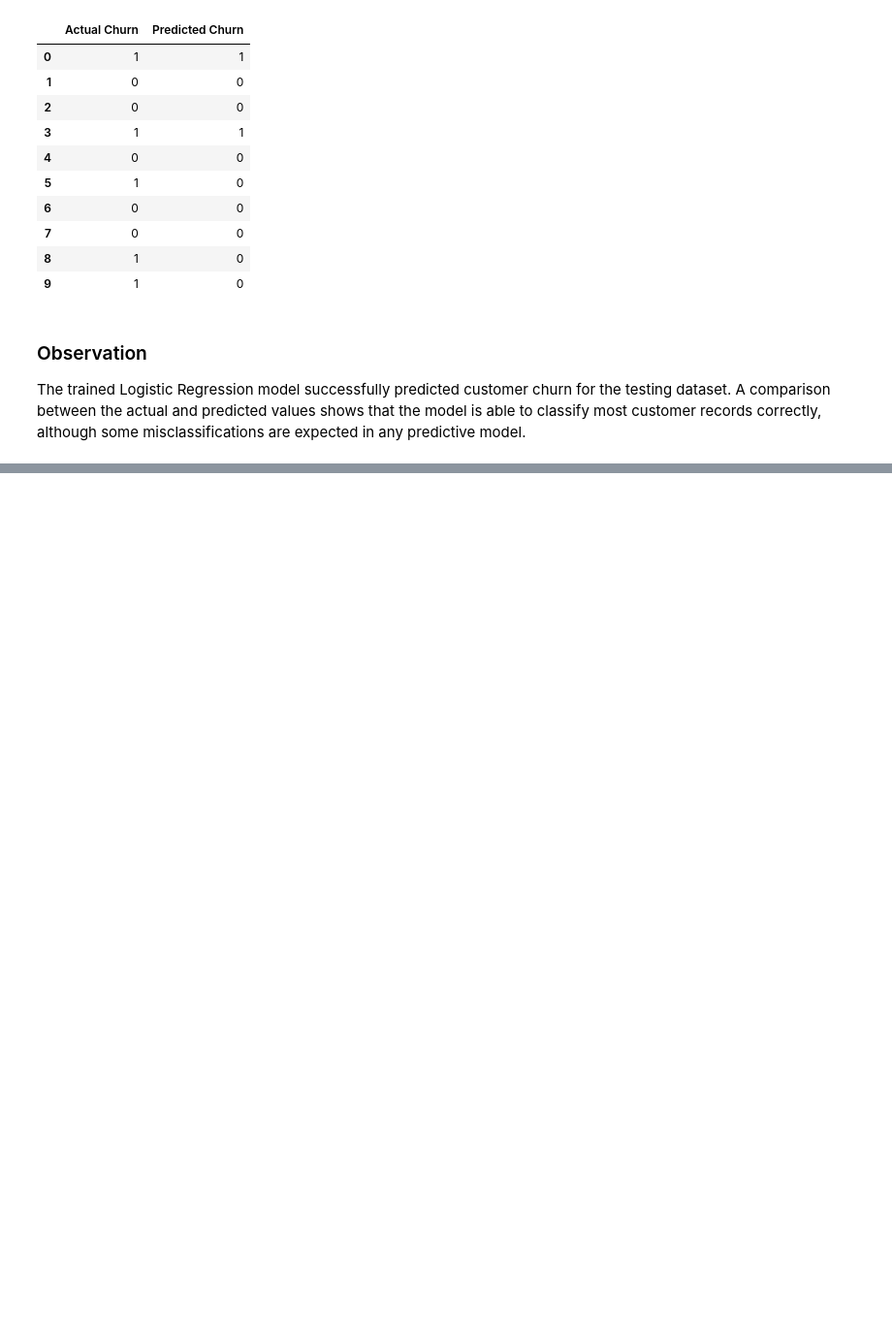
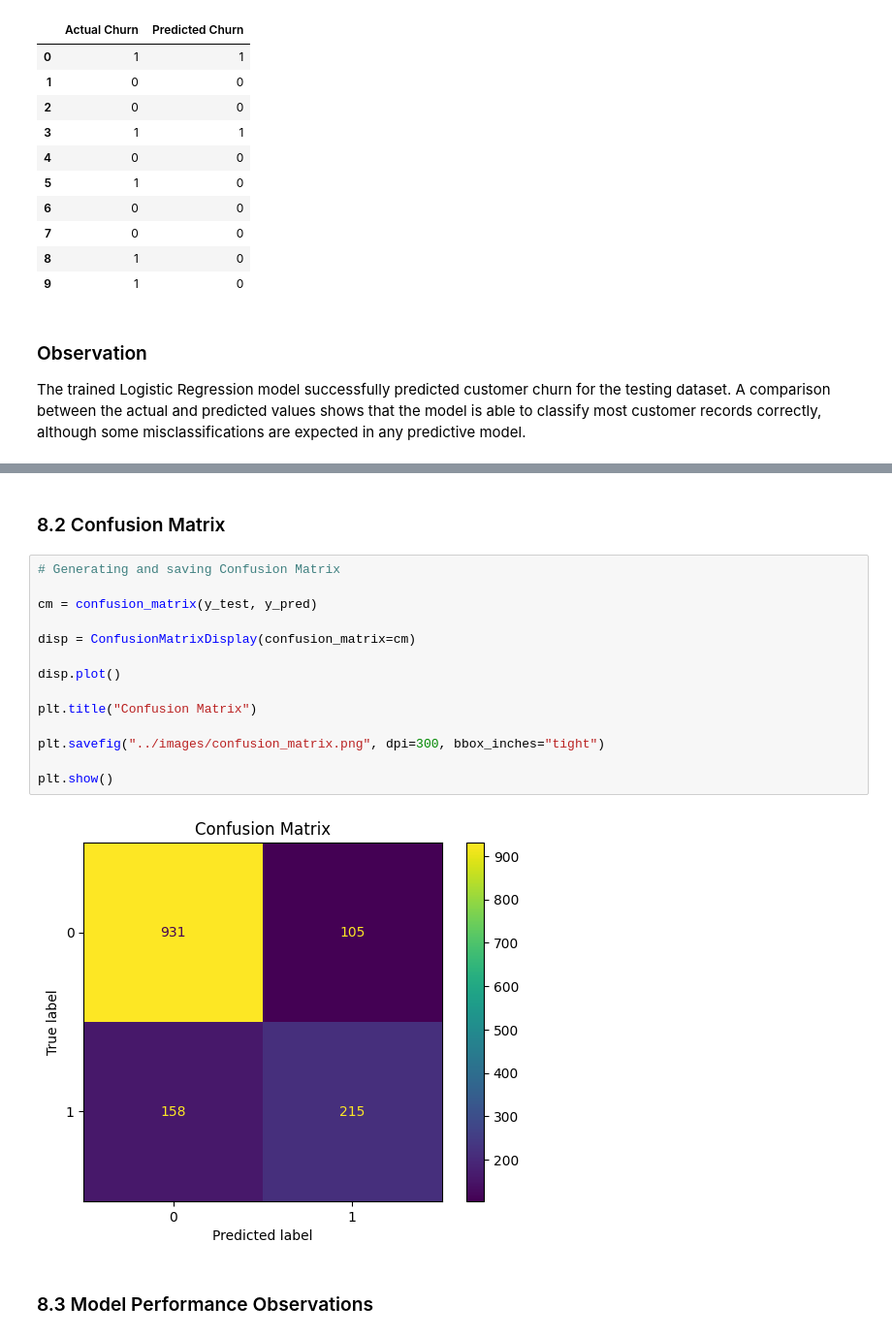
Before and after one commit to KhushieBrahma/AI-ML-Internship-Assignments, a Jupyter notebook: Assignment-02/notebook/Assignment-2.ipynb, the cells around one changed output, grey strips where cells are left out. Shown at 97% size. Saved outputs shown, nothing was run; the diff lists cells and outputs as text; blank space fills up the shorter version.

```diff
--- a/Assignment-02/notebook/Assignment-2.ipynb
+++ b/Assignment-02/notebook/Assignment-2.ipynb
@@ -347,0 +369,20 @@ The trained Logistic Regression model successfully predicted customer churn for
+# %% [markdown]
+### 8.2 Confusion Matrix
+# %%
+# Generating and saving Confusion Matrix
+
+cm = confusion_matrix(y_test, y_pred)
+
+disp = ConfusionMatrixDisplay(confusion_matrix=cm)
+
+disp.plot()
+
+plt.title("Confusion Matrix")
+
+plt.savefig("../images/confusion_matrix.png", dpi=300, bbox_inches="tight")
+
+plt.show()
+# %% [output]
+[figure, added]
+# %% [markdown]
+### 8.3 Model Performance Observations
```
Also changed, not shown: parts of 6 cells of this notebook, 7 other files.
